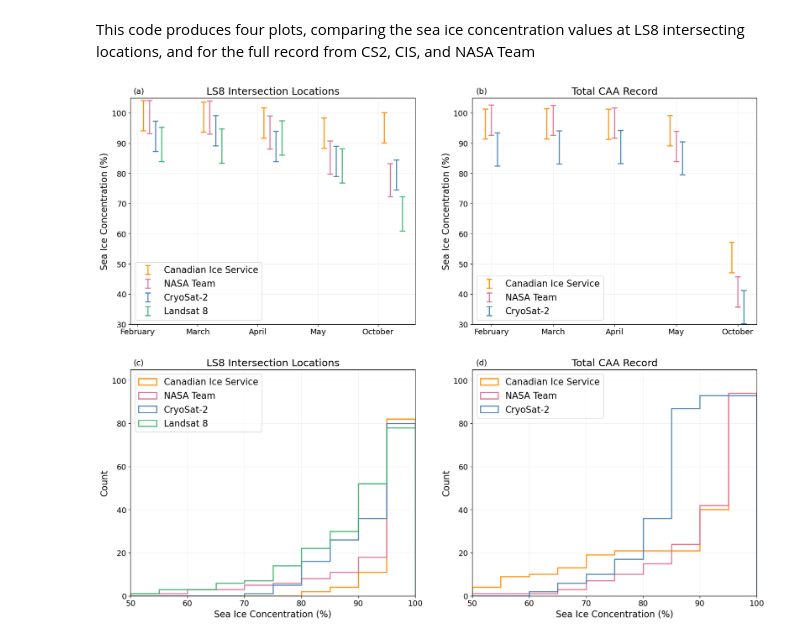
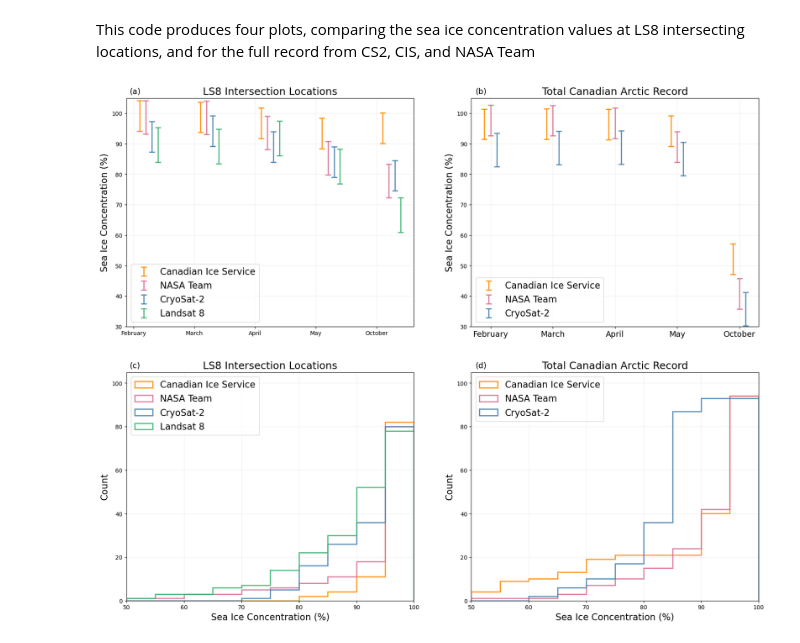
Before and after one commit to amy-swiggs/Mapping_SeaIce_CAA_TC, a Jupyter notebook: Fig8_LS8_Comparison.ipynb, the cells around one changed output. Cells and saved outputs as stored; diff of their text form; code cells hidden in the pictures.

```diff
--- a/Fig8_LS8_Comparison.ipynb
+++ b/Fig8_LS8_Comparison.ipynb
@@ -93,37 +93,37 @@ ax[0,1].set_ylim(30, 105)
 ax[0,1].xaxis.grid(True,'major',alpha=0.2)
 ax[0,1].yaxis.grid(True,'major',alpha=0.2)
 ax[0,1].set_ylabel('Sea Ice Concentration (%)', fontsize = 16)
-ax[0,1].set_title('Total CAA Record',fontsize=18)
+ax[0,1].set_title('Total Canadian Arctic Record',fontsize=18)
 legenditems = ('Canadian Ice Service','NASA Team','CryoSat-2')
 ax[0,1].legend(legenditems,fontsize=16,loc='lower left')
 
 # Bottom Right Plot
 ax[1,1].hist(cis_means_all['Mean'],histtype = 'step', bins=bins5,
              edgecolor='DarkOrange',facecolor='None',linewidth=2,
              alpha=0.9, cumulative=True)
 ax[1,1].hist(team_means_all['Mean'],histtype = 'step', bins=bins5,
              edgecolor='PaleVioletRed',facecolor='None',linewidth=2,
              alpha=0.9, cumulative=True)
 ax[1,1].hist(cs2_means_all['Mean'],histtype = 'step', bins=bins5,
              edgecolor='SteelBlue',facecolor='None',linewidth=2,
              alpha=0.9, cumulative=True)
 ax[1,1].xaxis.grid(True,'major',alpha=0.2)
 ax[1,1].yaxis.grid(True,'major',alpha=0.2)
 ax[1,1].set_xlim(xlim)
 ax[1,1].set_ylim(ylim)
 ax[1,1].set_ylabel('Count', fontsize = 16)
 ax[1,1].set_xlabel('Sea Ice Concentration (%)', fontsize = 16)
-ax[1,1].set_title('Total CAA Record',fontsize=18)
+ax[1,1].set_title('Total Canadian Arctic Record',fontsize=18)
 ax[1,1].legend(labels = ['Canadian Ice Service','NASA Team','CryoSat-2'],fontsize=16,loc='upper left')
 
 
 plt.text(-9.5,233,'(a)',fontsize=14)
 plt.text(50.7,233,'(b)',fontsize=14)
 plt.text(-9.5,107,'(c)',fontsize=14)
 plt.text(50.7,107,'(d)',fontsize=14)
 
 plt.show()
 
 fig.savefig('/Users/amyswiggs/Desktop/Autumn2023/Chapter2/Northumbria_Spring_Data/NWP_SIC_Plots/ReSubmission_Plots/Fig08_LS8_ScatterHist.png',dpi=400,bbox_inches="tight")
 # %% [output]
-[figure, old version]
+[figure, new version]
```
Also changed, not shown: 2 other files.
